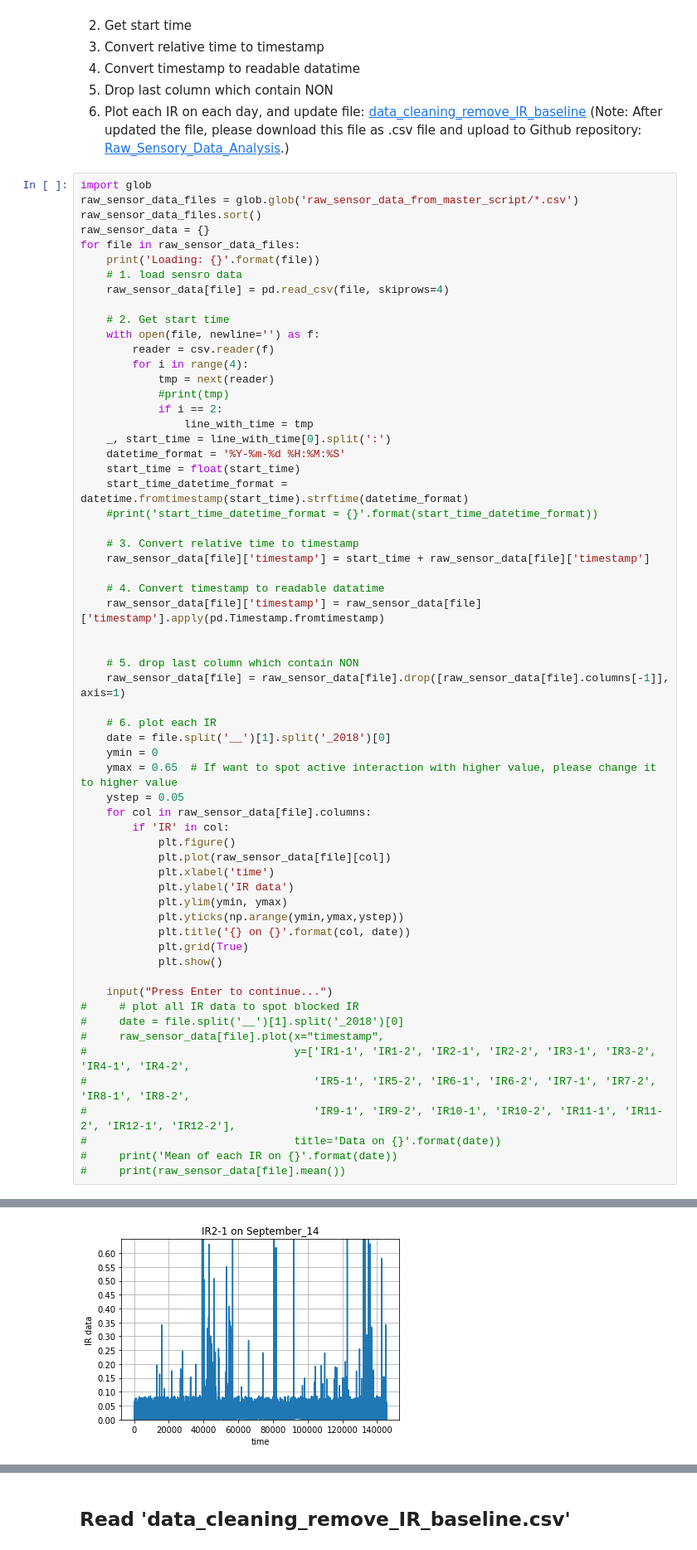
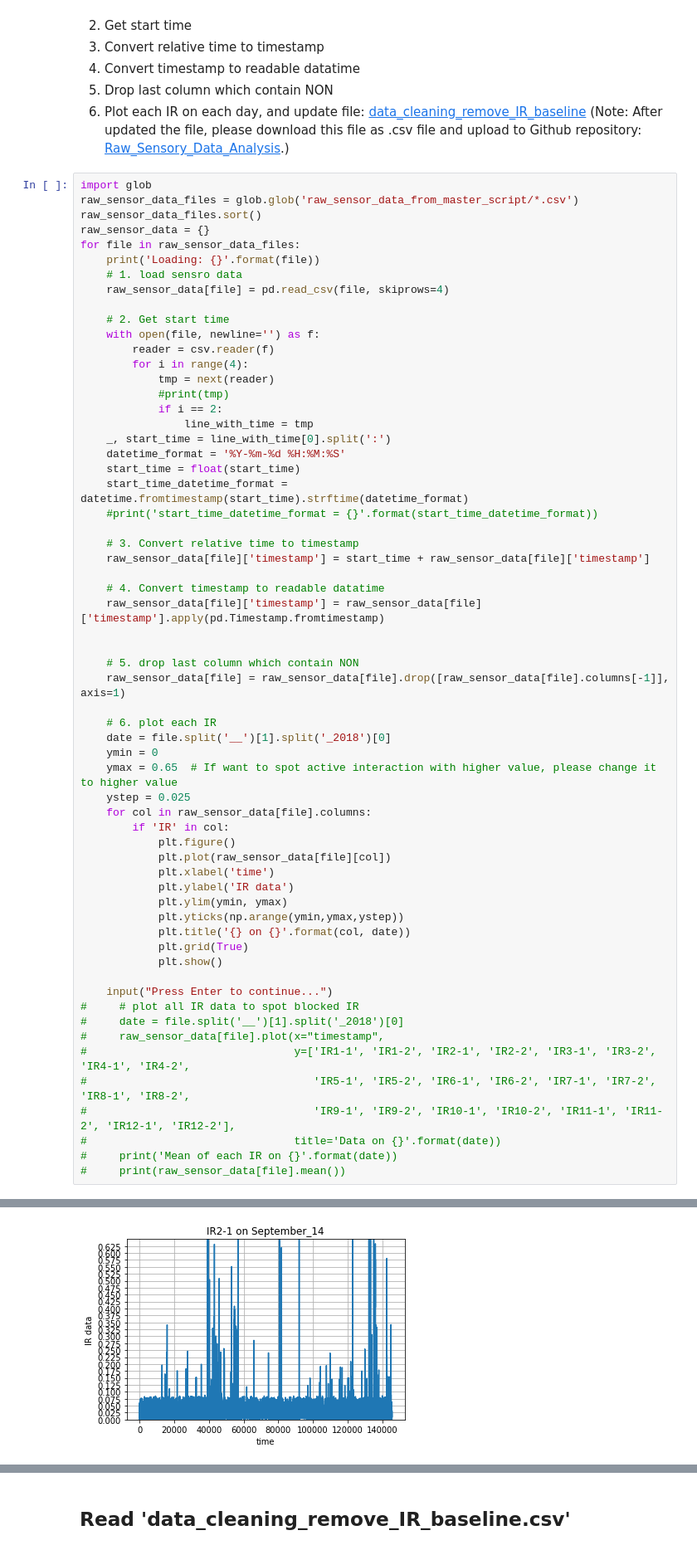
Before and after one commit to UWaterloo-ASL/Raw_Sensory_Data_Analysis, a Jupyter notebook: data_cleaning_find_IR_baseline.ipynb, the cells around one changed output, grey strips where cells are left out. Shown at 83% size. Cells and saved outputs as stored; diff of their text form.

```diff
--- a/data_cleaning_find_IR_baseline.ipynb
+++ b/data_cleaning_find_IR_baseline.ipynb
@@ -57,7 +57,7 @@ for file in raw_sensor_data_files:
     date = file.split('__')[1].split('_2018')[0]
     ymin = 0
     ymax = 0.65  # If want to spot active interaction with higher value, please change it to higher value
-    ystep = 0.05
+    ystep = 0.025
     for col in raw_sensor_data[file].columns:
         if 'IR' in col:
             plt.figure()
@@ -87 +87 @@ Loading: raw_sensor_data_from_master_script/01_sensor_data__September_14_2018_at
-[figure, old version]
+[figure, new version]
```
Also changed, not shown: parts of 1 cell of this notebook.
